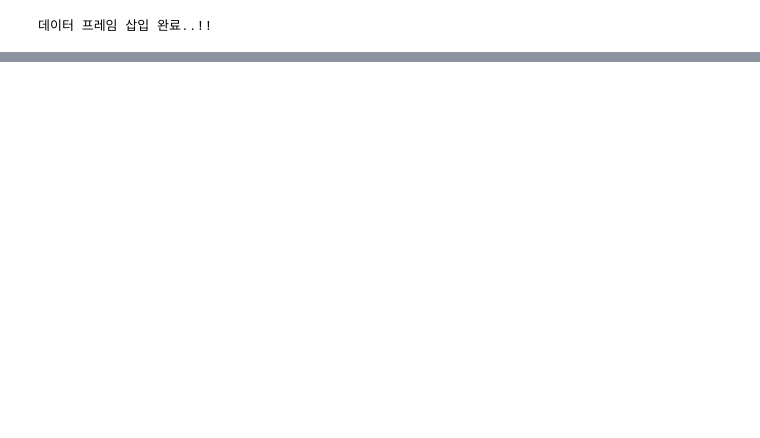
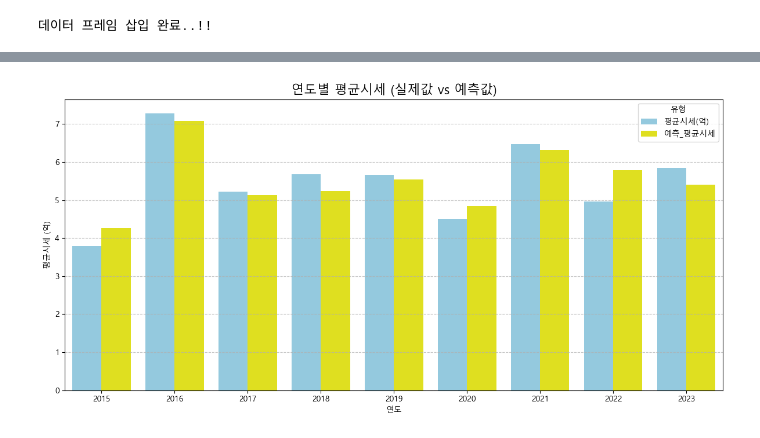
Before and after one commit to gitstudent001/python_project, a Jupyter notebook: python_project_merged_test_so.ipynb, the cells around one changed output, grey strips where cells are left out. Drawn from its saved outputs; the diff is of its cells as text; code cells hidden in the pictures; blank space fills up the shorter version.

```diff
--- a/python_project_merged_test_so.ipynb
+++ b/python_project_merged_test_so.ipynb
@@ -166,6 +166,9 @@ priceRelative_2023_df = pd.read_csv(pre_root + '수요공급_Data/전처리_매
 # 서울시 면적
 seoul_area_df = pd.read_csv(pre_root + '서울시_자치구/전처리_면적_2023.csv', encoding = 'cp949')
 
+# 주택담보금리
+rate_df = pd.read_csv(pre_root + '부동산_Data/전처리_주택담보금리.csv', encoding = 'cp949')
+
 print('데이터 프레임 삽입 완료..!!')
 # %% [output]
 데이터 프레임 삽입 완료..!!
@@ -687,0 +773,37 @@ y_pred size: (42,)
+# %%
+# 카테고리형 플롯
+# 연도별 데이터 준비
+comparison_df_xgb['연도'] = ai_concat.iloc[X_test.index]['연도']  # 연도 정보 추가
+yearly_avg = comparison_df_xgb.groupby('연도')[['평균시세(억)', '예측_평균시세']].mean().reset_index()
+
+# 데이터 변환: Seaborn에서 카테고리 플롯용 데이터로 정리
+plot_data = yearly_avg.melt(id_vars='연도', value_vars=['평균시세(억)', '예측_평균시세'],
+                            var_name='유형', value_name='시세')
+
+# 카테고리형 플롯: barplot
+plt.figure(figsize=(12, 6))
+sns.barplot(data=plot_data, x='연도', y='시세', hue='유형',
+            palette={'평균시세(억)': 'skyblue', '예측_평균시세': 'yellow'})
+
+# 2023년과 2024년 강조 (예측값만)
+highlight_years = [2023]
+for year in highlight_years:
+    if year in yearly_avg['연도'].values:
+        avg_value = yearly_avg.loc[yearly_avg['연도'] == year, '예측_평균시세'].values[0]
+        plt.text(yearly_avg.loc[yearly_avg['연도'] == year].index[0] - 0.2,
+                 avg_value + 0.1,
+                 #f'{year} (예측)',
+                 '',
+                 color='green',
+                 fontsize=10, weight='bold')
+
+# 그래프 설정
+plt.title('연도별 평균시세 (실제값 vs 예측값)', fontsize=16)
+plt.ylabel('평균시세 (억)')
+plt.xlabel('연도')
+plt.legend(title='유형')
+plt.grid(axis='y', linestyle='--', alpha=0.7)
+plt.tight_layout()
+plt.show()
+# %% [output]
+[figure, added]
```
Also changed, not shown: parts of 69 cells of this notebook, 1 other file.
